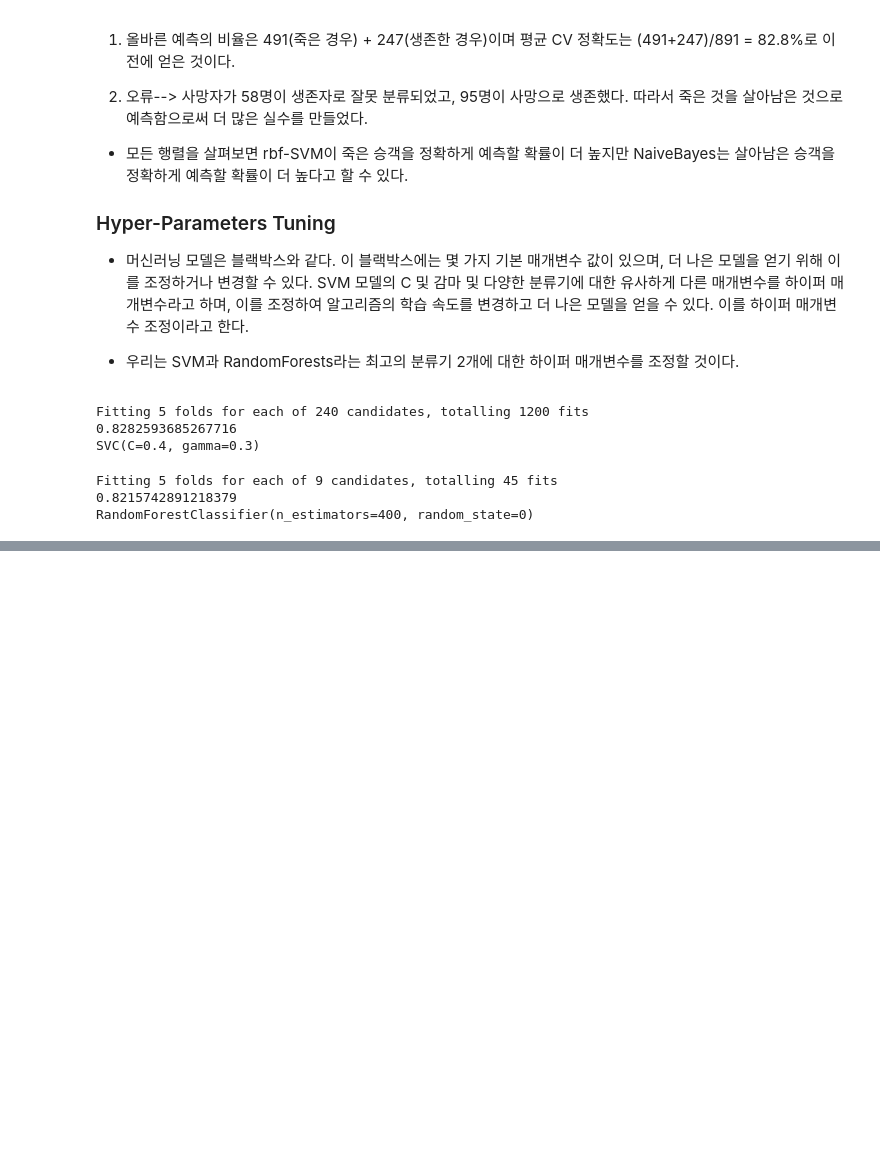
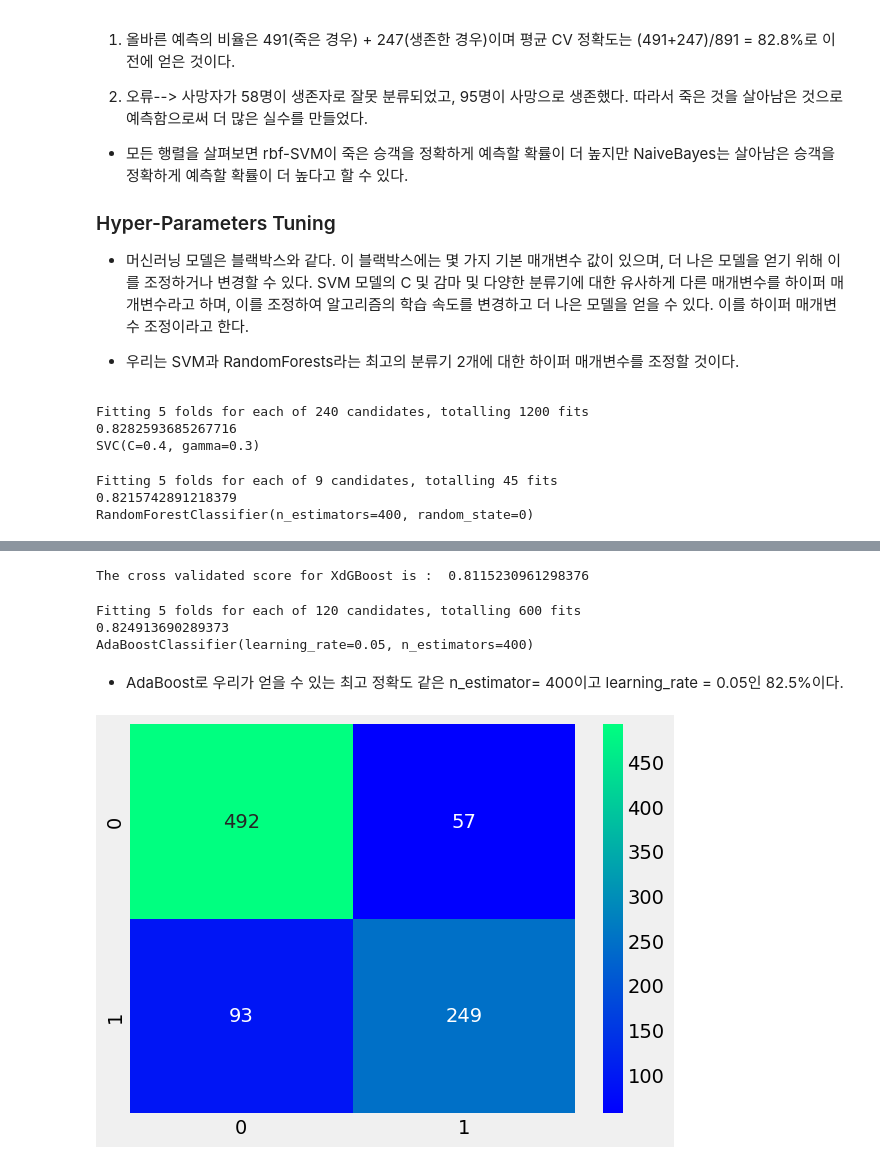
Before and after one commit to sty0507/MyKaggle, a Jupyter notebook: study_curriculum/EDA to Prediction(Dietanic).ipynb, the cells around one changed output, grey strips where cells are left out. Saved outputs shown, nothing was run; the diff lists cells and outputs as text; code cells hidden in the pictures; blank space fills up the shorter version.

```diff
--- a/study_curriculum/EDA to Prediction(Dietanic).ipynb
+++ b/study_curriculum/EDA to Prediction(Dietanic).ipynb
@@ -796,0 +878,32 @@ RandomForestClassifier(n_estimators=400, random_state=0)
+# %%
+# XGBoost
+import xgboost as xg
+xgboost = xg.XGBClassifier(n_estimators=900, learning_rate=0.1)
+result = cross_val_score(xgboost,X,Y,cv=10, scoring='accuracy')
+print('The cross validated score for XdGBoost is : ', result.mean())
+# %% [output]
+The cross validated score for XdGBoost is :  0.8115230961298376
+# %%
+# 우리는 AdaBoost의 최고 정확도를 얻었다. 우리는 Hyper-Parameter Tuning으로 그것을 증가 시켜 볼 것이다.
+# Hyper-Parameter Tuning for AdaBoost
+n_estimators = list(range(100, 1100, 100))
+learn_rate = [0.05, 0.1, 0.2, 0.3, 0.25, 0.4, 0.5, 0.6, 0.7, 0.8, 0.9, 1]
+hyper = {'n_estimators' : n_estimators, 'learning_rate' : learn_rate}
+gd = GridSearchCV(estimator=AdaBoostClassifier(), param_grid=hyper, verbose=True)
+gd.fit(X,Y)
+print(gd.best_score_)
+print(gd.best_estimator_)
+# %% [output]
+Fitting 5 folds for each of 120 candidates, totalling 600 fits
+0.824913690289373
+AdaBoostClassifier(learning_rate=0.05, n_estimators=400)
+# %% [markdown]
+- AdaBoost로 우리가 얻을 수 있는 최고 정확도 같은 n_estimator= 400이고 learning_rate = 0.05인 82.5%이다.
+# %%
+# Confusion Matrix for the Best Model
+ada = AdaBoostClassifier(n_estimators=200, random_state=0, learning_rate=0.05)
+result = cross_val_predict(ada,X,Y,cv=10)
+sns.heatmap(confusion_matrix(Y, result), cmap='winter', annot=True, fmt='2.0f')
+plt.show()
+# %% [output]
+[figure, added]
```
Also changed, not shown: parts of 19 cells of this notebook.
